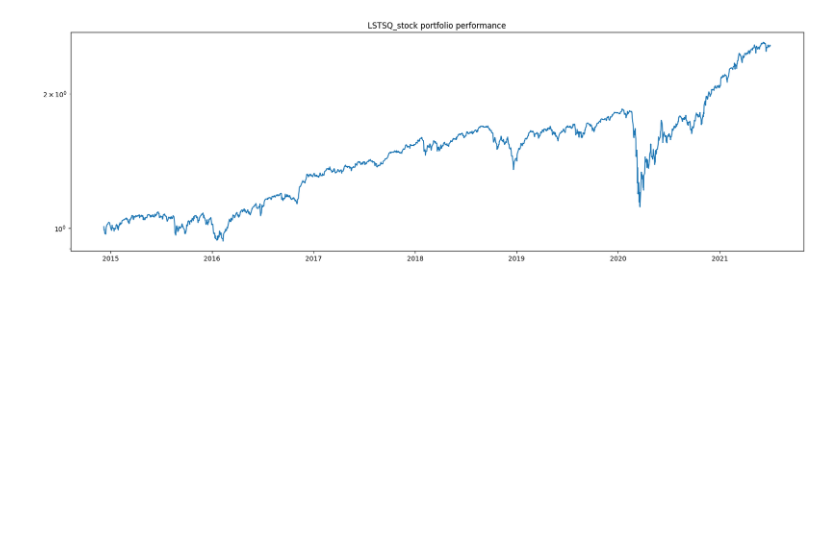
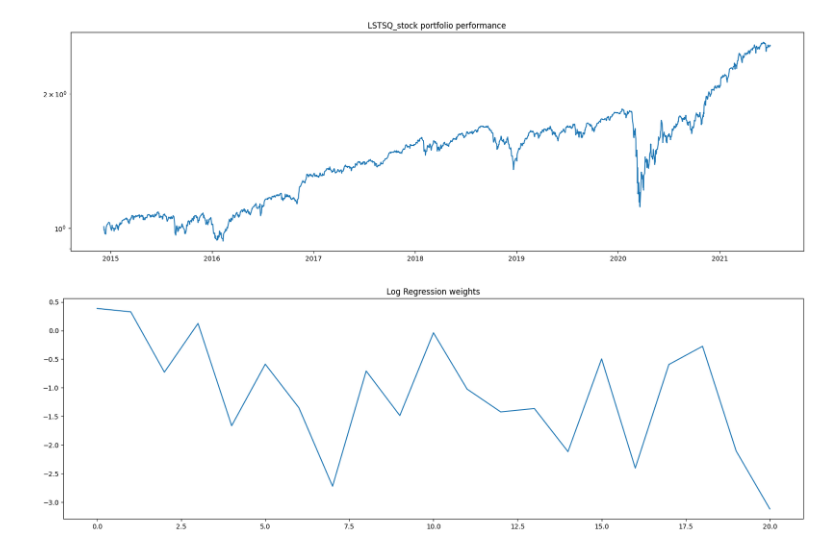
Before and after one commit to PapakMate/SVFT, a Jupyter notebook: VolatilityEstimators.ipynb, the cells around one changed output. Saved outputs shown, nothing was run; the diff lists cells and outputs as text; code cells hidden in the pictures; blank space fills up the shorter version.

```diff
--- a/VolatilityEstimators.ipynb
+++ b/VolatilityEstimators.ipynb
@@ -448,13 +491,15 @@ plt.show()
 # %%
 ukupno_lstsq_stock = [1]
 povrat_lstsq_stock = []
+
+predicted_lsq_stock_volatility.clear()
 
 #za svaki mjesec se pomicemo i racunamo volatilnost u intervalu godinu dana
 for i in range(start, end, 21):
     volatility = {}
     for stock in selected_stocks:
-        window_returns = returns_df[stock][i - len(betas[stock]):i]
-        volatility[stock] = lstsq(betas[stock], window_returns)
+        window_returns = (returns_df[stock][i - regr_window:i]).values.reshape(1, -1)
+        volatility[stock] = X[stock].predict(window_returns**2) ** 0.5
 
         predicted_lsq_stock_volatility[stock].append(volatility[stock])
 
@@ -463,7 +508,7 @@ for i in range(start, end, 21):
     #za svaki dan racunamo promjenu u portfelju
 
 
-    vector = np.array(list(weights.values()))
+    vector = weights
     lstsq_stock_returns = np.dot(matrix[i:i+21], vector)
     for ret in lstsq_stock_returns:
         povrat_lstsq_stock.append(ret)
@@ -484,3 +529,33 @@ plt.show()
 2.5608898528648045
 [figure]
 [figure]
+# %%
+regr_window = 21
+
+def log_regr(end):
+    A = []
+    B = []
+
+    for i in range(0, end - regr_window - 21, 21):
+        for stock in selected_stocks:
+            b = returns_df[stock][i + regr_window:i + regr_window + 21].var()
+            if b != 0:
+                A.append(np.log(1+returns_df[stock][i:i + regr_window]))
+                B.append(np.log(b))
+
+    A = np.array(A)  # Convert list of arrays to a single 2D array
+    B = np.array(B)  # Convert list of arrays to a single 2D array
+
+    X = LinearRegression()
+    X.fit(A, B)
+
+    return X
+
+X = log_regr(start)
+# %%
+plt.figure(figsize=(20, 6))
+plt.plot(X.coef_)
+plt.title("Log Regression weights")
+plt.show()
+# %% [output]
+[figure, added]
```
Also changed, not shown: parts of 18 cells of this notebook.
